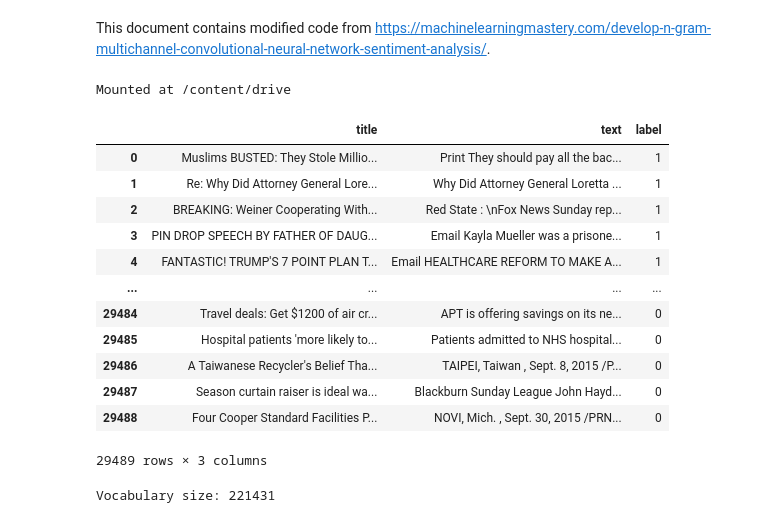
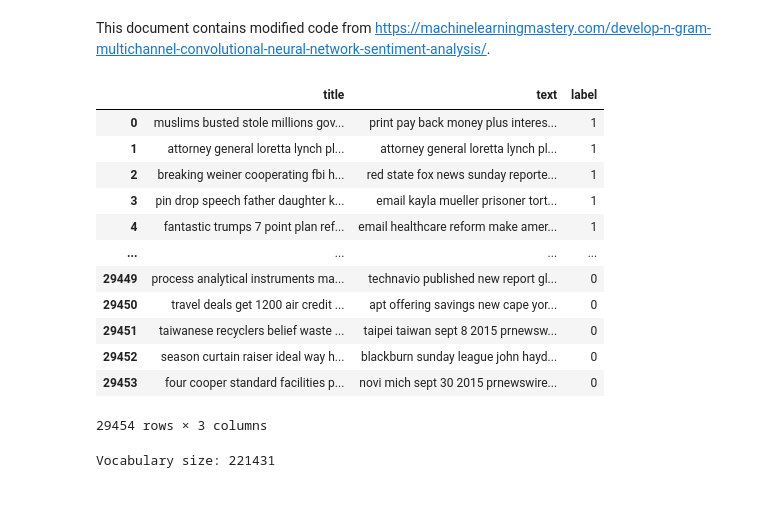
Before and after one commit to krystaldowling/MAST30034_Final_Project-, a Jupyter notebook: CNN_Model/3Channel_GloVe_CNN.ipynb, the cells around one changed output. Drawn from its saved outputs; the diff is of its cells as text; code cells hidden in the pictures.

```diff
--- a/CNN_Model/3Channel_GloVe_CNN.ipynb
+++ b/CNN_Model/3Channel_GloVe_CNN.ipynb
@@ -25,31 +25,26 @@ import matplotlib.pyplot as plt
 from sklearn.metrics import precision_score
 from sklearn.metrics import recall_score
 from sklearn.metrics import f1_score
-# %%
-from google.colab import drive
-drive.mount('/content/drive')
-# %% [output]
-Mounted at /content/drive
 # %%
 # Loading in preproccessed data
 PATH = "/content/drive/My Drive/Data/"
-data = pd.read_csv(PATH + "final_preproccessed_data.csv", lineterminator='\n')
+data = pd.read_csv(PATH + "preproccessed_data.csv", lineterminator='\n')
 
 data
 # %% [output]
 |  | title | text | label |
-| 0 | Muslims BUSTED: They Stole Millio... | Print They should pay all the bac... | 1 |
-| 1 | Re: Why Did Attorney General Lore... | Why Did Attorney General Loretta ... | 1 |
-| 2 | BREAKING: Weiner Cooperating With... | Red State : \nFox News Sunday rep... | 1 |
-| 3 | PIN DROP SPEECH BY FATHER OF DAUG... | Email Kayla Mueller was a prisone... | 1 |
-| 4 | FANTASTIC! TRUMP'S 7 POINT PLAN T... | Email HEALTHCARE REFORM TO MAKE A... | 1 |
+| 0 | muslims busted stole millions gov... | print pay back money plus interes... | 1 |
+| 1 | attorney general loretta lynch pl... | attorney general loretta lynch pl... | 1 |
+| 2 | breaking weiner cooperating fbi h... | red state fox news sunday reporte... | 1 |
+| 3 | pin drop speech father daughter k... | email kayla mueller prisoner tort... | 1 |
+| 4 | fantastic trumps 7 point plan ref... | email healthcare reform make amer... | 1 |
 | ... | ... | ... | ... |
-| 29484 | Travel deals: Get $1200 of air cr... | APT is offering savings on its ne... | 0 |
-| 29485 | Hospital patients 'more likely to... | Patients admitted to NHS hospital... | 0 |
-| 29486 | A Taiwanese Recycler's Belief Tha... | TAIPEI, Taiwan , Sept. 8, 2015 /P... | 0 |
-| 29487 | Season curtain raiser is ideal wa... | Blackburn Sunday League John Hayd... | 0 |
-| 29488 | Four Cooper Standard Facilities P... | NOVI, Mich. , Sept. 30, 2015 /PRN... | 0 |
+| 29449 | process analytical instruments ma... | technavio published new report gl... | 0 |
+| 29450 | travel deals get 1200 air credit ... | apt offering savings new cape yor... | 0 |
+| 29451 | taiwanese recyclers belief waste ... | taipei taiwan sept 8 2015 prnewsw... | 0 |
+| 29452 | season curtain raiser ideal way h... | blackburn sunday league john hayd... | 0 |
+| 29453 | four cooper standard facilities p... | novi mich sept 30 2015 prnewswire... | 0 |
-29489 rows × 3 columns
+29454 rows × 3 columns
 # %%
 # Performing test-train split
 data_train, data_test = train_test_split(data, test_size=0.25, random_state=42)
```
Also changed, not shown: parts of 1 cell of this notebook, 28 other files.
